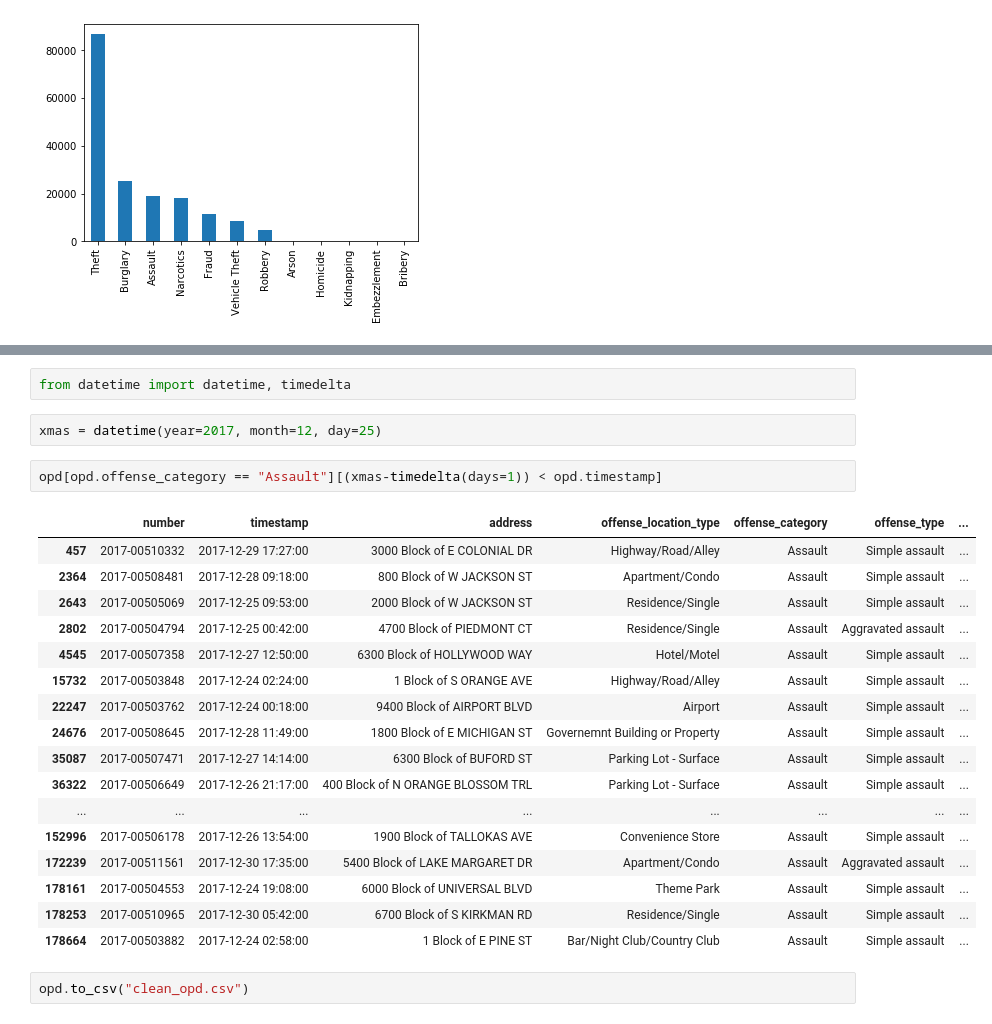
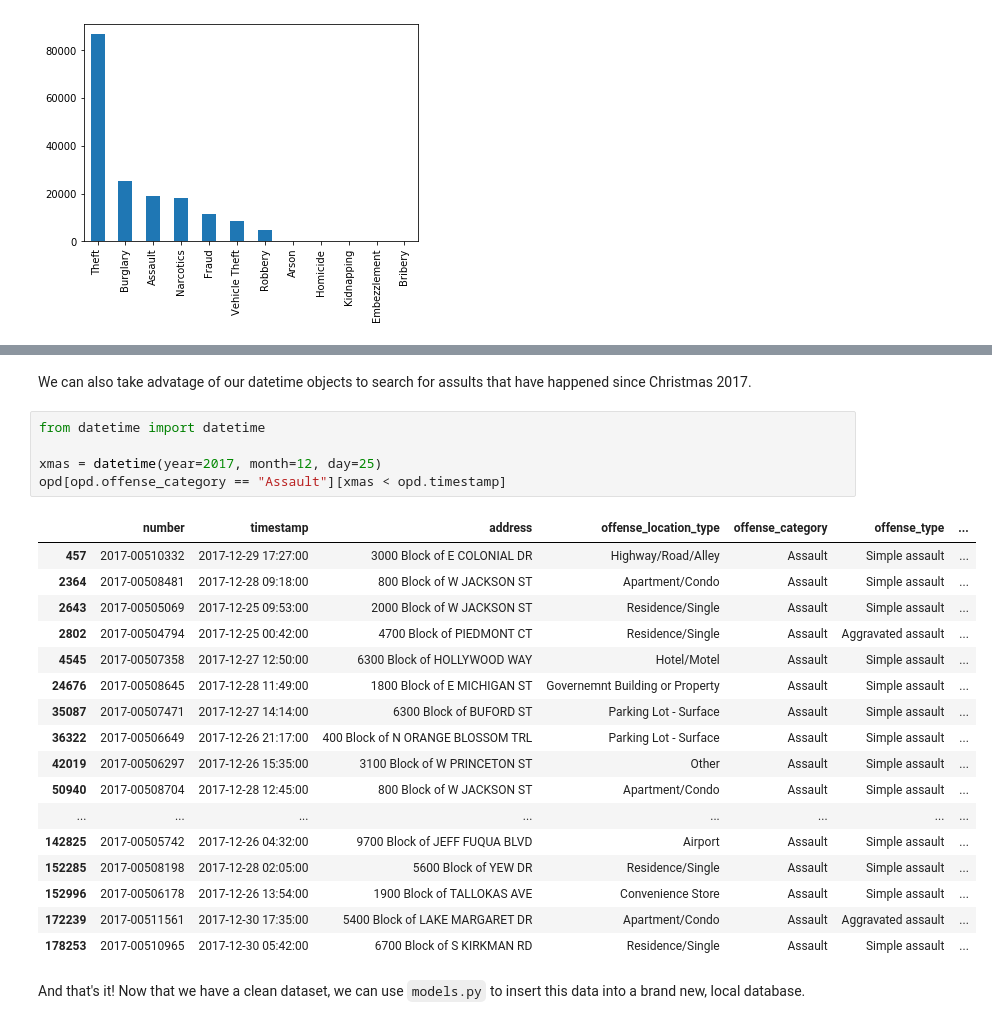
Before and after one commit to devdupont/codex-python-workshop, a Jupyter notebook: data/OPD Crime Cleaning.ipynb, the cells around one changed output, grey strips where cells are left out. Cells and saved outputs as stored; diff of their text form.

```diff
--- a/data/OPD Crime Cleaning.ipynb
+++ b/data/OPD Crime Cleaning.ipynb
@@ -379,26 +372,27 @@ opd[opd.offense_category == "Assault"][opd.offense_location_type == "School"]
-# %%
-from datetime import datetime, timedelta
+# %% [markdown]
+We can also take advatage of our datetime objects to search for assults that have happened since Christmas 2017.
 # %%
+from datetime import datetime
+
 xmas = datetime(year=2017, month=12, day=25)
+opd[opd.offense_category == "Assault"][xmas < opd.timestamp]
+# %% [output]
+|  | number | timestamp | address | offense_location_type | offense_category | offense_type | ... |
+| 457 | 2017-00510332 | 2017-12-29 17:27:00 | 3000 Block of E COLONIAL DR | Highway/Road/Alley | Assault | Simple assault | ... |
+| 2364 | 2017-00508481 | 2017-12-28 09:18:00 | 800 Block of W JACKSON ST | Apartment/Condo | Assault | Simple assault | ... |
+| 2643 | 2017-00505069 | 2017-12-25 09:53:00 | 2000 Block of W JACKSON ST | Residence/Single | Assault | Simple assault | ... |
+| 2802 | 2017-00504794 | 2017-12-25 00:42:00 | 4700 Block of PIEDMONT CT | Residence/Single | Assault | Aggravated assault | ... |
+| 4545 | 2017-00507358 | 2017-12-27 12:50:00 | 6300 Block of HOLLYWOOD WAY | Hotel/Motel | Assault | Simple assault | ... |
+| 24676 | 2017-00508645 | 2017-12-28 11:49:00 | 1800 Block of E MICHIGAN ST | Governemnt Building or Property | Assault | Simple assault | ... |
+| 35087 | 2017-00507471 | 2017-12-27 14:14:00 | 6300 Block of BUFORD ST | Parking Lot - Surface | Assault | Simple assault | ... |
+| 36322 | 2017-00506649 | 2017-12-26 21:17:00 | 400 Block of N ORANGE BLOSSOM TRL | Parking Lot - Surface | Assault | Simple assault | ... |
+| 42019 | 2017-00506297 | 2017-12-26 15:35:00 | 3100 Block of W PRINCETON ST | Other | Assault | Simple assault | ... |
+| 50940 | 2017-00508704 | 2017-12-28 12:45:00 | 800 Block of W JACKSON ST | Apartment/Condo | Assault | Simple assault | ... |
+| ... | ... | ... | ... | ... | ... | ... | ... |
+| 142825 | 2017-00505742 | 2017-12-26 04:32:00 | 9700 Block of JEFF FUQUA BLVD | Airport | Assault | Simple assault | ... |
+| 152285 | 2017-00508198 | 2017-12-28 02:05:00 | 5600 Block of YEW DR | Residence/Single | Assault | Simple assault | ... |
+| 152996 | 2017-00506178 | 2017-12-26 13:54:00 | 1900 Block of TALLOKAS AVE | Convenience Store | Assault | Simple assault | ... |
+| 172239 | 2017-00511561 | 2017-12-30 17:35:00 | 5400 Block of LAKE MARGARET DR | Apartment/Condo | Assault | Aggravated assault | ... |
+| 178253 | 2017-00510965 | 2017-12-30 05:42:00 | 6700 Block of S KIRKMAN RD | Residence/Single | Assault | Simple assault | ... |
-# %%
-opd[opd.offense_category == "Assault"][(xmas-timedelta(days=1)) < opd.timestamp]
-# %% [output]
-|  | number | timestamp | address | offense_location_type | offense_category | offense_type | ... |
-| 457 | 2017-00510332 | 2017-12-29 17:27:00 | 3000 Block of E COLONIAL DR | Highway/Road/Alley | Assault | Simple assault | ... |
-| 2364 | 2017-00508481 | 2017-12-28 09:18:00 | 800 Block of W JACKSON ST | Apartment/Condo | Assault | Simple assault | ... |
-| 2643 | 2017-00505069 | 2017-12-25 09:53:00 | 2000 Block of W JACKSON ST | Residence/Single | Assault | Simple assault | ... |
-| 2802 | 2017-00504794 | 2017-12-25 00:42:00 | 4700 Block of PIEDMONT CT | Residence/Single | Assault | Aggravated assault | ... |
-| 4545 | 2017-00507358 | 2017-12-27 12:50:00 | 6300 Block of HOLLYWOOD WAY | Hotel/Motel | Assault | Simple assault | ... |
-| 15732 | 2017-00503848 | 2017-12-24 02:24:00 | 1 Block of S ORANGE AVE | Highway/Road/Alley | Assault | Simple assault | ... |
-| 22247 | 2017-00503762 | 2017-12-24 00:18:00 | 9400 Block of AIRPORT BLVD | Airport | Assault | Simple assault | ... |
-| 24676 | 2017-00508645 | 2017-12-28 11:49:00 | 1800 Block of E MICHIGAN ST | Governemnt Building or Property | Assault | Simple assault | ... |
-| 35087 | 2017-00507471 | 2017-12-27 14:14:00 | 6300 Block of BUFORD ST | Parking Lot - Surface | Assault | Simple assault | ... |
-| 36322 | 2017-00506649 | 2017-12-26 21:17:00 | 400 Block of N ORANGE BLOSSOM TRL | Parking Lot - Surface | Assault | Simple assault | ... |
-| ... | ... | ... | ... | ... | ... | ... | ... |
-| 152996 | 2017-00506178 | 2017-12-26 13:54:00 | 1900 Block of TALLOKAS AVE | Convenience Store | Assault | Simple assault | ... |
-| 172239 | 2017-00511561 | 2017-12-30 17:35:00 | 5400 Block of LAKE MARGARET DR | Apartment/Condo | Assault | Aggravated assault | ... |
-| 178161 | 2017-00504553 | 2017-12-24 19:08:00 | 6000 Block of UNIVERSAL BLVD | Theme Park | Assault | Simple assault | ... |
-| 178253 | 2017-00510965 | 2017-12-30 05:42:00 | 6700 Block of S KIRKMAN RD | Residence/Single | Assault | Simple assault | ... |
-| 178664 | 2017-00503882 | 2017-12-24 02:58:00 | 1 Block of E PINE ST | Bar/Night Club/Country Club | Assault | Simple assault | ... |
-# %%
-opd.to_csv("clean_opd.csv")
+# %% [markdown]
+And that's it! Now that we have a clean dataset, we can use `models.py` to insert this data into a brand new, local database.
```
Also changed, not shown: parts of 65 cells of this notebook, 1 other file.
